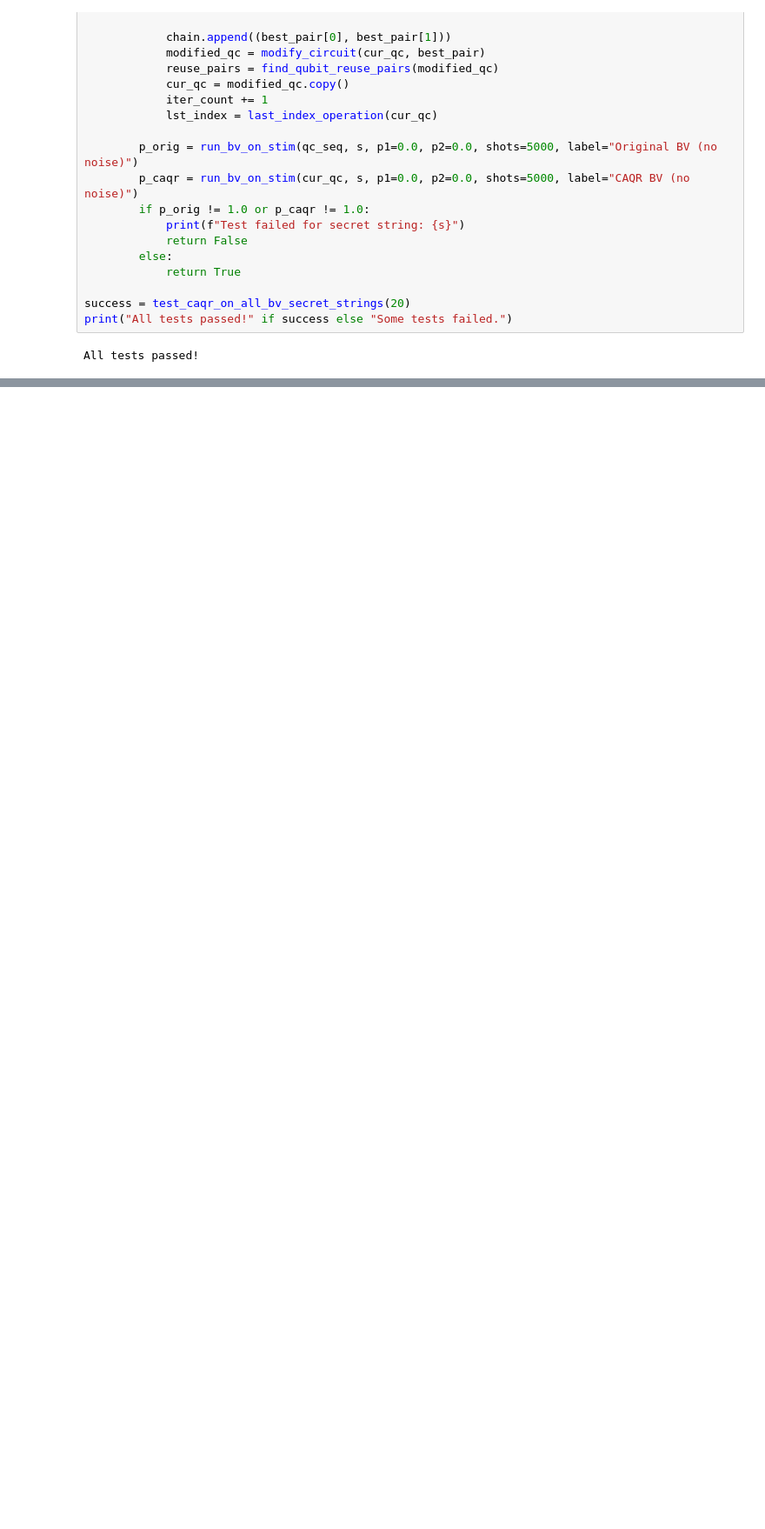
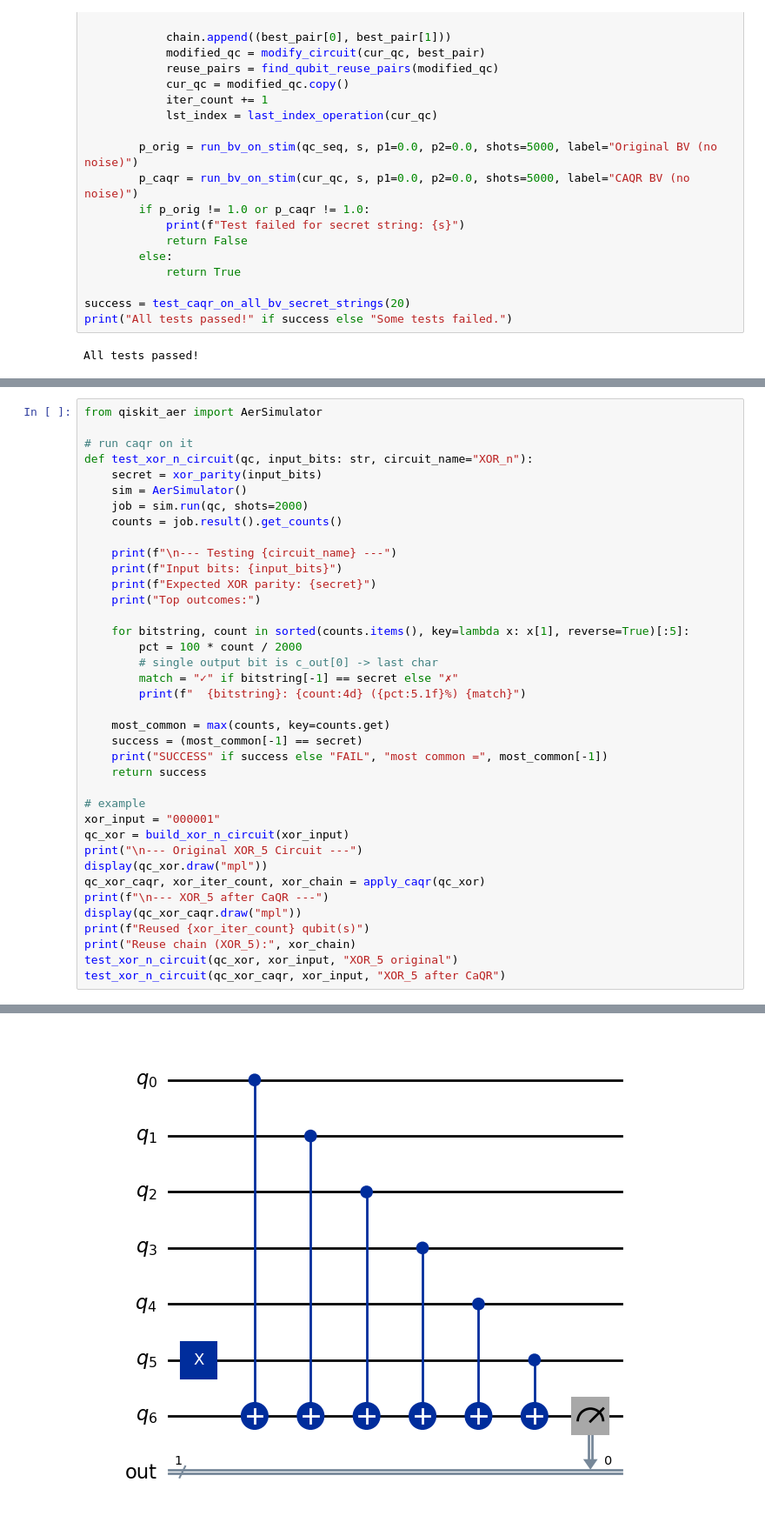
Before and after one commit to YasithDSL/RiDAR, a Jupyter notebook: test_notebook.ipynb, the cells around one changed output, grey strips where cells are left out. Shown at 87% size. Drawn from its saved outputs; the diff is of its cells as text; blank space fills up the shorter version.

```diff
--- a/test_notebook.ipynb
+++ b/test_notebook.ipynb
@@ -786,0 +837,39 @@ SUMMARY TABLE
+# %%
+from qiskit_aer import AerSimulator
+
+# run caqr on it
+def test_xor_n_circuit(qc, input_bits: str, circuit_name="XOR_n"):
+    secret = xor_parity(input_bits)
+    sim = AerSimulator()
+    job = sim.run(qc, shots=2000)
+    counts = job.result().get_counts()
+
+    print(f"\n--- Testing {circuit_name} ---")
+    print(f"Input bits: {input_bits}")
+    print(f"Expected XOR parity: {secret}")
+    print("Top outcomes:")
+
+    for bitstring, count in sorted(counts.items(), key=lambda x: x[1], reverse=True)[:5]:
+        pct = 100 * count / 2000
+        # single output bit is c_out[0] -> last char
+        match = "✓" if bitstring[-1] == secret else "✗"
+        print(f"  {bitstring}: {count:4d} ({pct:5.1f}%) {match}")
+
+    most_common = max(counts, key=counts.get)
+    success = (most_common[-1] == secret)
+    print("SUCCESS" if success else "FAIL", "most common =", most_common[-1])
+    return success
+
+# example
+xor_input = "000001"
+qc_xor = build_xor_n_circuit(xor_input)
+print("\n--- Original XOR_5 Circuit ---")
+display(qc_xor.draw("mpl"))
+qc_xor_caqr, xor_iter_count, xor_chain = apply_caqr(qc_xor)
+print(f"\n--- XOR_5 after CaQR ---")
+display(qc_xor_caqr.draw("mpl"))
+print(f"Reused {xor_iter_count} qubit(s)")
+print("Reuse chain (XOR_5):", xor_chain)
+test_xor_n_circuit(qc_xor, xor_input, "XOR_5 original")
+test_xor_n_circuit(qc_xor_caqr, xor_input, "XOR_5 after CaQR")
+# %% [output]
@@ -786,0 +877 @@ SUMMARY TABLE
+[figure, added]
```
Also changed, not shown: parts of 12 cells of this notebook.
